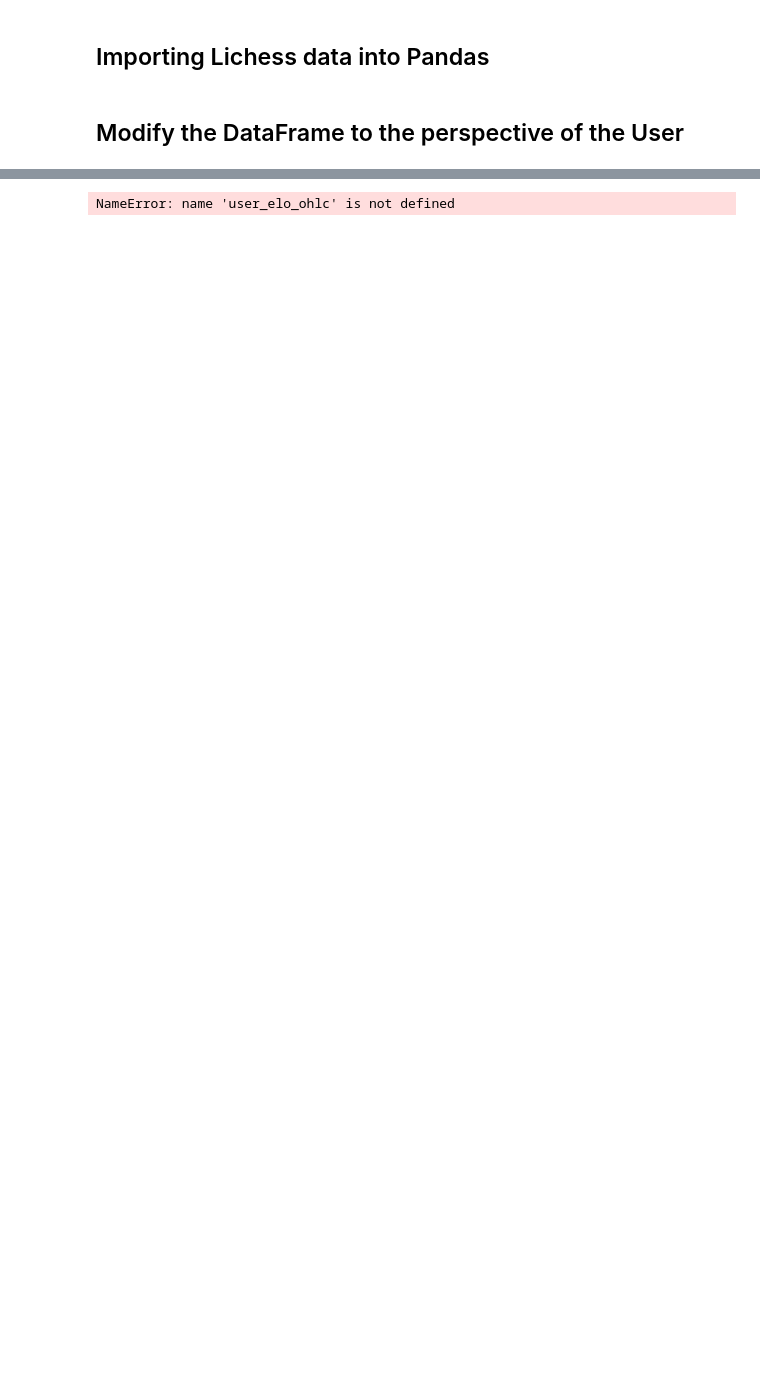
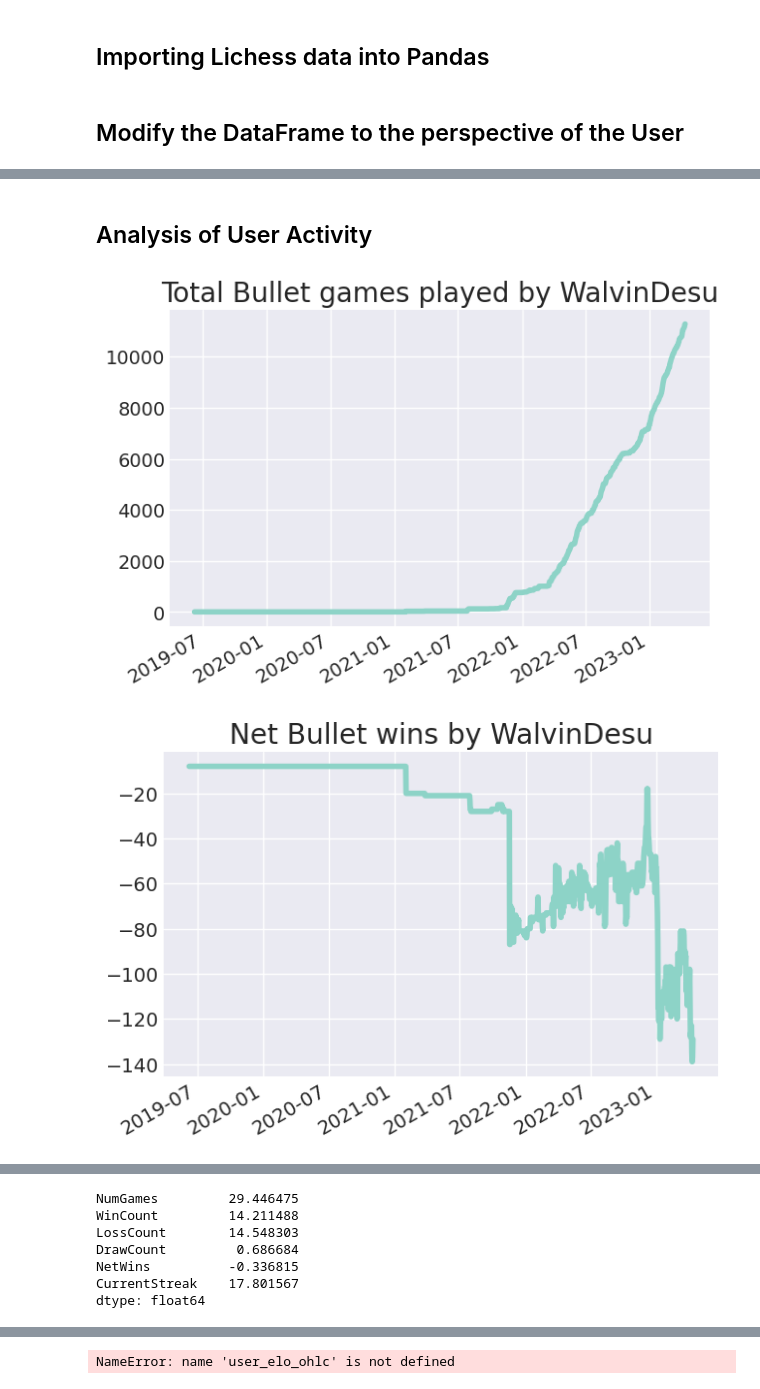
Before and after one commit to CWhitehead97/ChessTrading, a Jupyter notebook: notebooks/ChessQuant.ipynb, the cells around one changed output, grey strips where cells are left out. Cells and saved outputs as stored; diff of their text form; code cells hidden in the pictures; blank space fills up the shorter version.

```diff
--- a/notebooks/ChessQuant.ipynb
+++ b/notebooks/ChessQuant.ipynb
@@ -114,0 +105,12 @@ memory usage: 1.3+ MB
+# %%
+
+#A seperate DataFrame for Daily analysis (potentially could set to become monthly etc)
+daily_user_data = pd.DataFrame()
+daily_user_data["NumGames"]  = df["UserElo"].resample("D", offset="6H").count()
+daily_user_data["WinCount"]  = df[df["WDL"]=="W"]["UserElo"].resample("D", offset="6H").count()
+daily_user_data["LossCount"] = df[df["WDL"]=="L"]["UserElo"].resample("D", offset="6H").count()
+daily_user_data["DrawCount"] = df[df["WDL"]=="D"]["UserElo"].resample("D", offset="6H").count()
+daily_user_data[["NumGames","WinCount","LossCount","DrawCount"]] = daily_user_data[["NumGames","WinCount","LossCount","DrawCount"]].fillna(0).astype(int)
+daily_user_data["NetWins"] = daily_user_data["WinCount"] - daily_user_data["LossCount"]
+daily_user_data['CurrentStreak'] = daily_user_data.groupby((daily_user_data['NumGames'] == 0).cumsum()).cumcount()
+daily_user_data.tail()
@@ -114,0 +124,35 @@ memory usage: 1.3+ MB
+# %% [markdown]
+## Analysis of User Activity
+# %%
+
+
+# type(monthly_num_games)
+# plt.bar(monthly_num_games.index.tolist(), monthly_num_games.values)
+# plt.xlabel('Month')
+# plt.ylabel('Number of games')
+# plt.show()
+
+# daily_user_data[daily_user_data["NumGames"] != 0][["WinCount", "DrawCount", "LossCount"]].plot(kind="bar", stacked=True, figsize=(10,6))
+# plt.xlabel('Date')
+# plt.ylabel('Number of Games')
+# plt.title('Number of Games by Result')
+# plt.show()
+
+daily_user_data_non_zero = daily_user_data[daily_user_data["NumGames"] != 0]
+#Cumulative Number of Games plot
+daily_user_data["NumGames"].cumsum().plot(kind="line", title="Total " + time_control+ " games played by " + user_name)
+plt.show()
+#Net Number of Wins plot
+daily_user_data["NetWins"].cumsum().plot(kind="line", title="Net " + time_control+ " wins by " + user_name)
+plt.show()
+#Current Streak plot
+daily_user_data['CurrentStreak'] = daily_user_data.groupby((daily_user_data['NumGames'] == 0).cumsum()).cumcount()
+daily_user_data['CurrentStreak'].plot(kind='line', title= "Daily Streak for "+ time_control)
+plt.show()
+
+#---------------------------------------------------------------------------------------------------------------------
+mean_daily =  daily_user_data_non_zero.mean()
+mean_daily
+# %% [output]
+[figure, added]
+[figure, added]
@@ -114,0 +160,7 @@ memory usage: 1.3+ MB
+NumGames         29.446475
+WinCount         14.211488
+LossCount        14.548303
+DrawCount         0.686684
+NetWins          -0.336815
+CurrentStreak    17.801567
+dtype: float64
```
Also changed, not shown: parts of 11 cells of this notebook.
